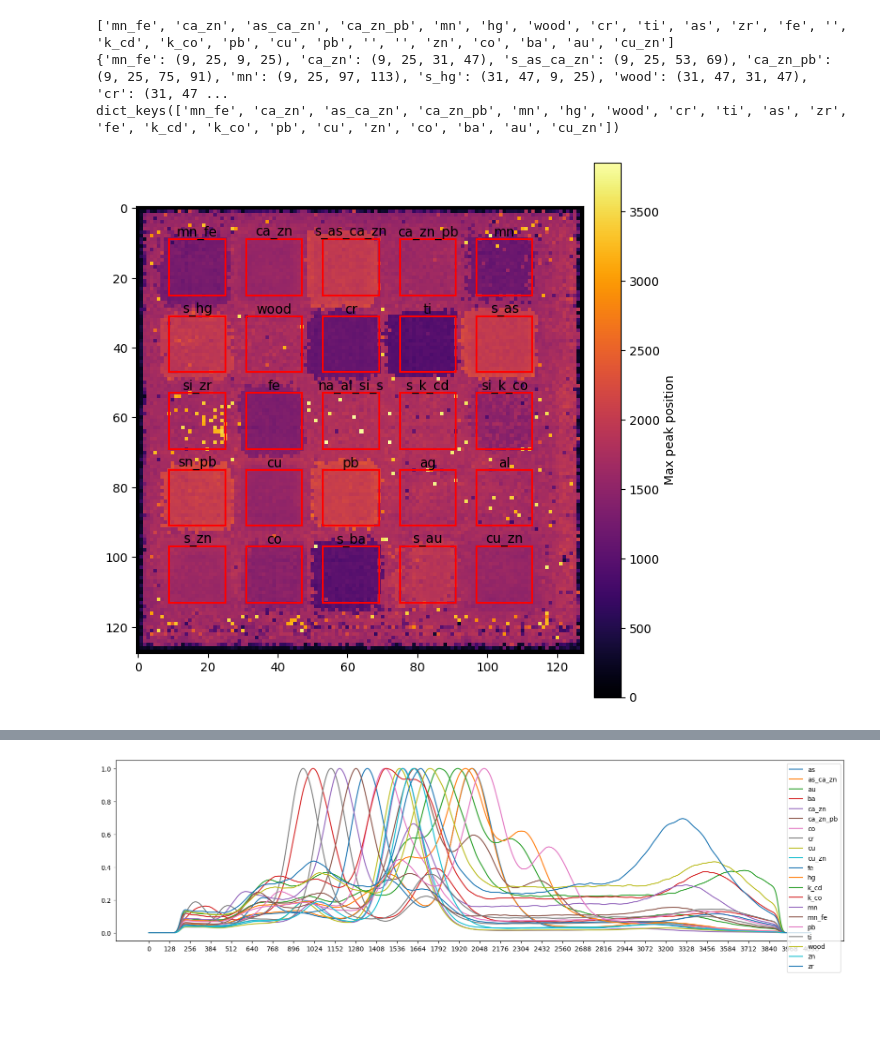
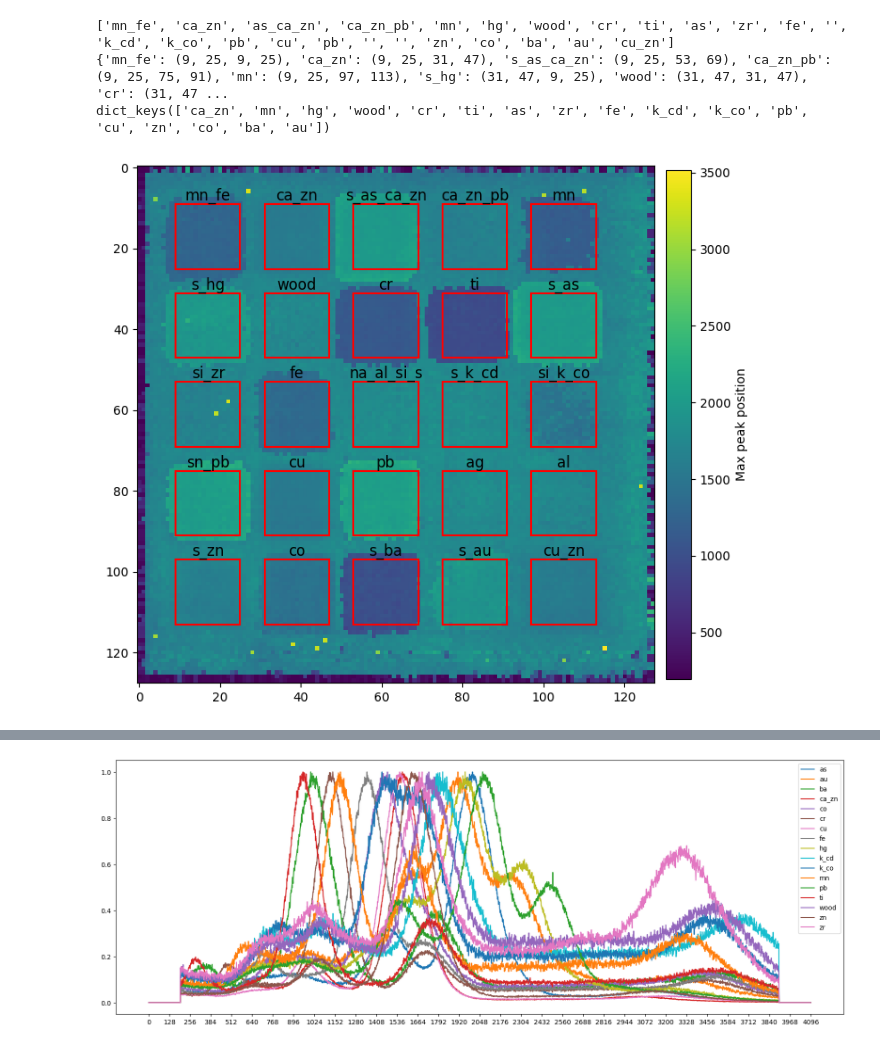
Before and after one commit to erzar0/masters-thesis, a Jupyter notebook: _pigment_palette_processing.ipynb, the cells around one changed output, grey strips where cells are left out. Drawn from its saved outputs; the diff is of its cells as text; code cells hidden in the pictures; blank space fills up the shorter version.

```diff
--- a/_pigment_palette_processing.ipynb
+++ b/_pigment_palette_processing.ipynb
@@ -75,5 +74,5 @@ pad_names = [
 # %%
-# # - W detektorze GEM_Cr zupełnie nie zaobserwuję zewnętrznego!!! sygnału od: Al, Ag, S, Si, Na
+# # - W detektorze GEM_Cr zupełnie nie zaobserwuję zewnętrznego!!! sygnału od: Al, Ag, S, Si, Na, Sn
 
 # max_E = 2048
 # bins_short = np.arange(0, 2 * max_E)[:-2]
@@ -82,8 +81,14 @@ def filtered_element_name(pad_name, excluded_elements):
     return "_".join([name for name in pad_name.split("_") if name not in excluded_elements])
 
 def apply_padding(pads_e_xy, padding_size):
-    pads_e_xy[:, :, :padding_size] = 0
-    pads_e_xy[:, :, -padding_size:] = 0
+    smoothed_pads_e_xy = gaussian(pads_e_xy, sigma=0.6)
+    # smoothed_pads_e_xy = np.apply_along_axis(
+    #     gaussian, axis=2, arr=smoothed_pads_e_xy, sigma=16, preserve_range=True
+    # )
+    smoothed_pads_e_xy[:, :, :padding_size] = 0
+    smoothed_pads_e_xy[:, :, -padding_size:] = 0
+
+    return smoothed_pads_e_xy
 
 def select_pads(pads_e_xy, pad_positions, E_shift):
     return { name: pads_e_xy[x1:x2, y1:y2].astype(float) / (1 << E_shift) for name, (x1, x2, y1, y2) in pad_positions.items() }
@@ -92,22 +97,35 @@ def filter_pads(selected_pads, excluded_elements):
     filtered_pads = {}
     for name, pad in selected_pads.items():
         filtered_name = filtered_element_name(name, excluded_elements)
-        if filtered_name != "":
+        if filtered_name != "" and filtered_name not in ["mn_fe", "cu_zn", "as_ca_zn", "ca_zn_pb"]:
             filtered_pads[filtered_name] = pad
     return filtered_pads
 
-def plot_pads_map(pads_e_xy, pad_positions):
+def plot_pad_max_peak_positions(pads_e_xy, pad_positions):
     fig, ax = plt.subplots(figsize=(8, 8))
     pads_map = np.argmax(pads_e_xy, axis=2)
-    im = ax.imshow(pads_map, cmap="inferno")
-    cbar = plt.colorbar(im, ax=ax, pad=0.02)
+    im = ax.imshow(pads_map, cmap="viridis")
+    cbar = plt.colorbar(im, ax=ax, pad=0.02, fraction=0.046)
     cbar.set_label("Max peak position")
 
     for pad_name, (x1, x2, y1, y2) in pad_positions.items():
         width, height = y2 - y1, x2 - x1
         rect = patches.Rectangle((y1, x1), width, height, linewidth=1.5, edgecolor='red', facecolor='none')
         ax.add_patch(rect)
-        ax.text(y1 + width // 2, x1 - 2, pad_name, color='black', fontsize=11, ha='center', va='center')
+        ax.text(y1 + width // 2, x1 - 2, pad_name, color='black', fontsize=12, ha='center', va='center')
+
+def plot_pad_photon_counts(pads_e_xy, pad_positions):
+    fig, ax = plt.subplots(figsize=(8, 8))
+    im = ax.imshow(pads_e_xy, cmap="viridis")
+    cbar = plt.colorbar(im, ax=ax, pad=0.02, fraction=0.046)
+
+    cbar.set_label("Photon count")
+
+    for pad_name, (x1, x2, y1, y2) in pad_positions.items():
+        width, height = y2 - y1, x2 - x1
+        rect = patches.Rectangle((y1, x1), width, height, linewidth=1.5, edgecolor='red', facecolor='none')
+        ax.add_patch(rect)
+        ax.text(y1 + width // 2, x1 - 2, pad_name, color='black', fontsize=12, ha='center', va='center')
 
 def plot_palette_image(image_path):
     plt.figure(123, figsize=(8, 8))
@@ -116,47 +134,47 @@ def plot_palette_image(image_path):
     plt.axis('off')
 
 def plot_pads(selected_pads):
-    plt.figure(figsize=(20, 5))
+    plt.figure(figsize=(20, 7))
 
     sorted_pads = dict(sorted(selected_pads.items()))
 
     for name, pad_e_xy in sorted_pads.items():
-        pad_avg = gaussian(np.mean(pad_e_xy, axis=(0, 1)), sigma=16)
+        pad_avg = np.mean(pad_e_xy, axis=(0, 1))
         plt.plot(pad_avg / np.max(pad_avg), label=name)
-
     plt.xticks(np.arange(0, 4097, 128))
     plt.legend()
 
 E_shift = 2
 excluded_elements = {"al", "ag", "s", "si", "na", "sn"}
 padding_size = 196
 grid_size = (5, 5)
 box_size = (16, 16)
 offset = (9, 9)
 spacing = (6, 6)
 image_path = "data/pigment_palette/pads_palette_photo.png"
 
 print([filtered_element_name(name, excluded_elements) for name in pad_names])
 
-apply_padding(pads_e_xy, padding_size)
+padded_pads_e_xy = apply_padding(pads_e_xy, padding_size)
+
 
 pad_positions = generate_bounding_boxes(grid_size, box_size, offset, spacing, pad_names)
 print(pad_positions)
 
-selected_pads = select_pads(pads_e_xy, pad_positions, E_shift)
+selected_pads = select_pads(padded_pads_e_xy, pad_positions, E_shift)
 filtered_pads = filter_pads(selected_pads, excluded_elements)
 print(filtered_pads.keys())
 
-plot_pads_map(pads_e_xy, pad_positions)
+plot_pad_max_peak_positions(padded_pads_e_xy, pad_positions)
 plot_palette_image(image_path)
 plot_pads(filtered_pads)
 # %% [output]
 ['mn_fe', 'ca_zn', 'as_ca_zn', 'ca_zn_pb', 'mn', 'hg', 'wood', 'cr', 'ti', 'as', 'zr', 'fe', '', 'k_cd', 'k_co', 'pb', 'cu', 'pb', '', '', 'zn', 'co', 'ba', 'au', 'cu_zn']
 {'mn_fe': (9, 25, 9, 25), 'ca_zn': (9, 25, 31, 47), 's_as_ca_zn': (9, 25, 53, 69), 'ca_zn_pb': (9, 25, 75, 91), 'mn': (9, 25, 97, 113), 's_hg': (31, 47, 9, 25), 'wood': (31, 47, 31, 47), 'cr': (31, 47 ...
-dict_keys(['mn_fe', 'ca_zn', 'as_ca_zn', 'ca_zn_pb', 'mn', 'hg', 'wood', 'cr', 'ti', 'as', 'zr', 'fe', 'k_cd', 'k_co', 'pb', 'cu', 'zn', 'co', 'ba', 'au', 'cu_zn'])
+dict_keys(['ca_zn', 'mn', 'hg', 'wood', 'cr', 'ti', 'as', 'zr', 'fe', 'k_cd', 'k_co', 'pb', 'cu', 'zn', 'co', 'ba', 'au'])
-[figure, old version]
+[figure, new version]
 [figure]
-[figure, old version]
+[figure, new version]
 # %%
 from random import randint
 print(len(filtered_pads.keys()))
```
Also changed, not shown: parts of 6 cells of this notebook, 4 other files.
